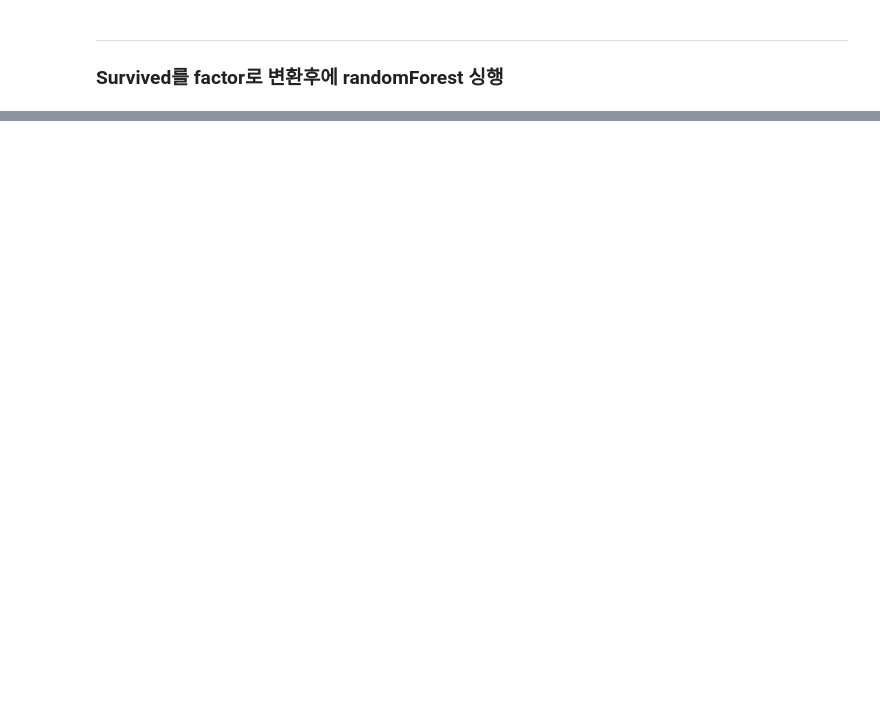
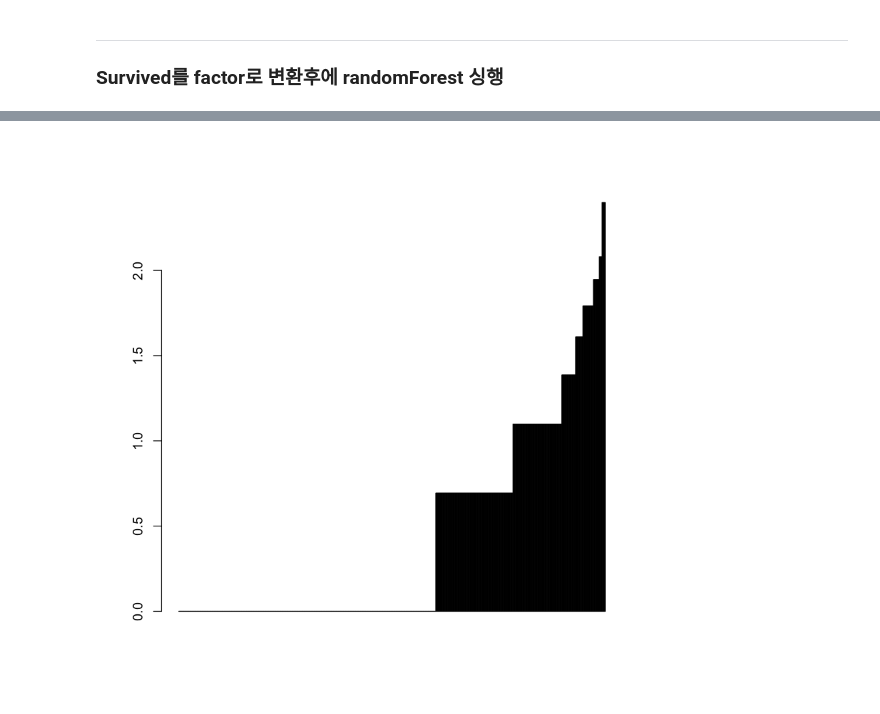
Before and after one commit to yang-gwihyeon/R_yang, a Jupyter notebook: 타이타닉 데이터를 활용한 탑승자의 생사여부 예측.ipynb, the cells around one changed output, grey strips where cells are left out. Saved outputs shown, nothing was run; the diff lists cells and outputs as text; code cells hidden in the pictures; blank space fills up the shorter version.

```diff
--- a/타이타닉 데이터를 활용한 탑승자의 생사여부 예측.ipynb
+++ b/타이타닉 데이터를 활용한 탑승자의 생사여부 예측.ipynb
@@ -931,0 +946,7 @@ pred   0   1
+# %%
+abc <- arrange(train_data,(Family))
+abc$Family <- log(abc$Family)
+barplot(abc$Family
+)
+# %% [output]
+[figure, added]
```
Also changed, not shown: parts of 15 cells of this notebook, 24 other files.
